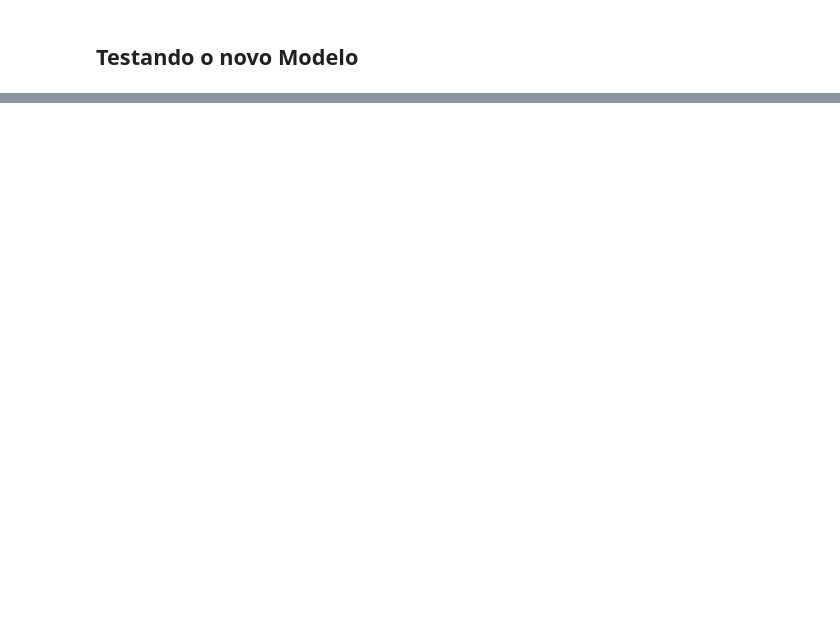
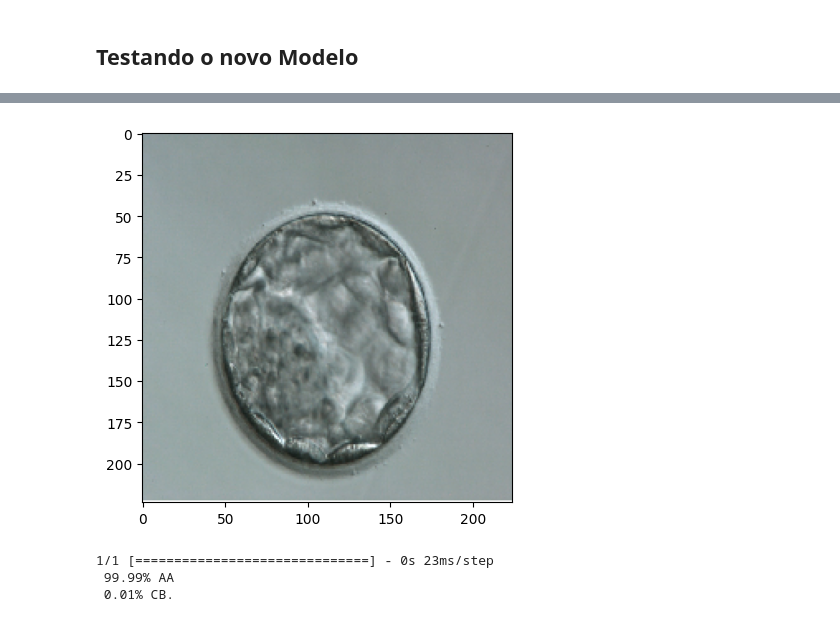
Before and after one commit to phps-28/Data-Science-PGEBM, a Jupyter notebook: Mestrado/Projeto/Teste_2_Classificação_de_Imagens_de_Embriões.ipynb, the cells around one changed output, grey strips where cells are left out. Saved outputs shown, nothing was run; the diff lists cells and outputs as text; code cells hidden in the pictures; blank space fills up the shorter version.

```diff
--- a/Mestrado/Projeto/Teste_2_Classificação_de_Imagens_de_Embriões.ipynb
+++ b/Mestrado/Projeto/Teste_2_Classificação_de_Imagens_de_Embriões.ipynb
@@ -272,0 +227,19 @@ print(f" {100 * AA:.2f}% AA\n {100 * CB:.2f}% CB.")
+# %%
+# Embrião 3BB 1.200
+image_test_3 = tf.keras.preprocessing.image.load_img(r'/content/3BB 1.200.PNG', target_size=(224,224))
+plt.imshow(image_test_3);
+# %% [output]
+[figure, added]
+# %%
+image_test_3 = tf.keras.preprocessing.image.img_to_array(image_test_3)
+image_test_3 = np.expand_dims(image_test_3, axis = 0)
+image_test_3 = tf.keras.applications.resnet50.preprocess_input(image_test_3)
+
+predictions_3 = model.predict(image_test_3)
+AA = float(predictions_3[0][0])
+CB = float(predictions_3[0][1])
+print(f" {100 * AA:.2f}% AA\n {100 * CB:.2f}% CB.")
+# %% [output]
+1/1 [==============================] - 0s 23ms/step
+ 99.99% AA
+ 0.01% CB.
```
Also changed, not shown: parts of 29 cells of this notebook.
